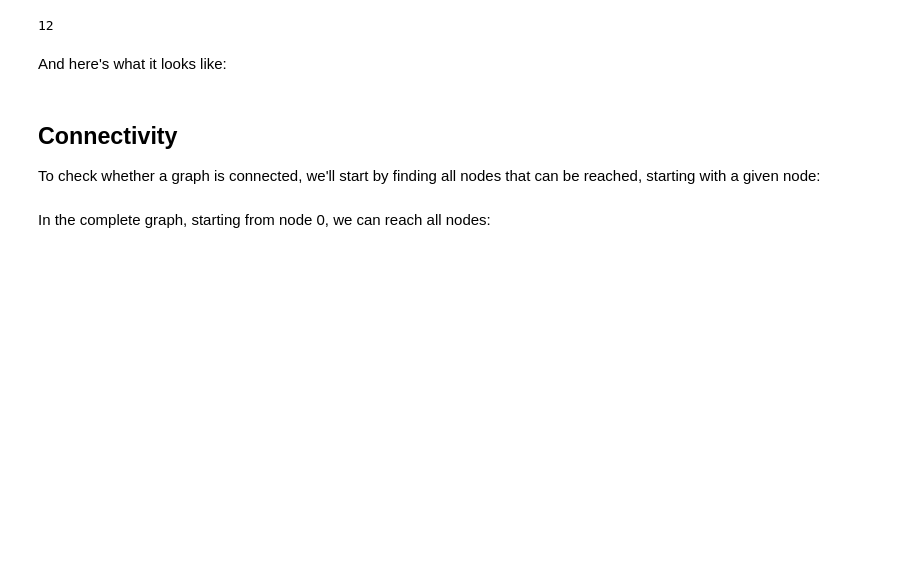
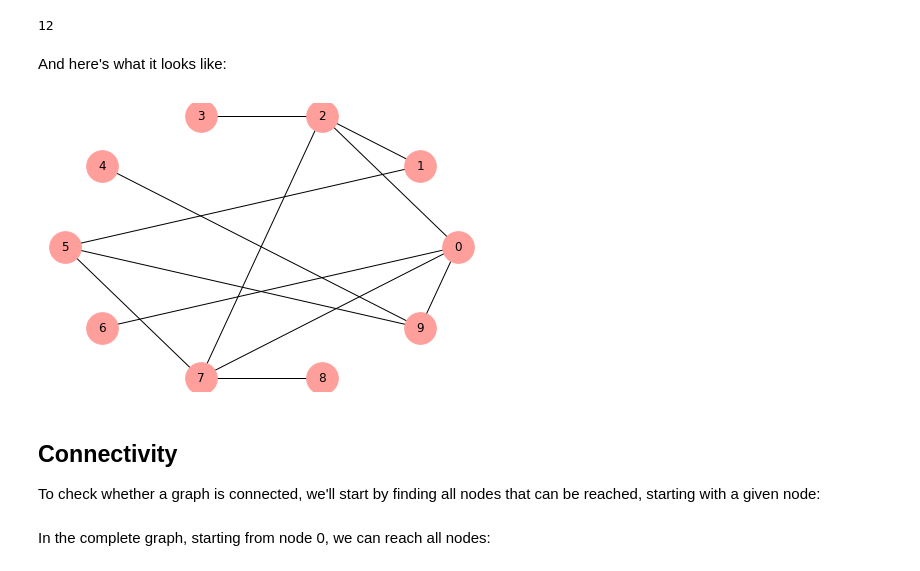
Before and after one commit to asavinante/phys215, a Jupyter notebook: exercise2_1.ipynb, the cells around one changed output. Saved outputs shown, nothing was run; the diff lists cells and outputs as text; code cells hidden in the pictures; blank space fills up the shorter version.

```diff
--- a/exercise2_1.ipynb
+++ b/exercise2_1.ipynb
@@ -270,9 +290,12 @@ And here's what it looks like:
 # %%
 nx.draw_circular(random_graph,
                  node_color='C3',
                  node_size=1000,
                  with_labels=True)
-savefig('figs/chap02-4')
+
+#savefig('figs/chap02-4')
+# %% [output]
+[figure, added]
 # %% [markdown]
 ## Connectivity
 
```
Also changed, not shown: parts of 21 cells of this notebook.
